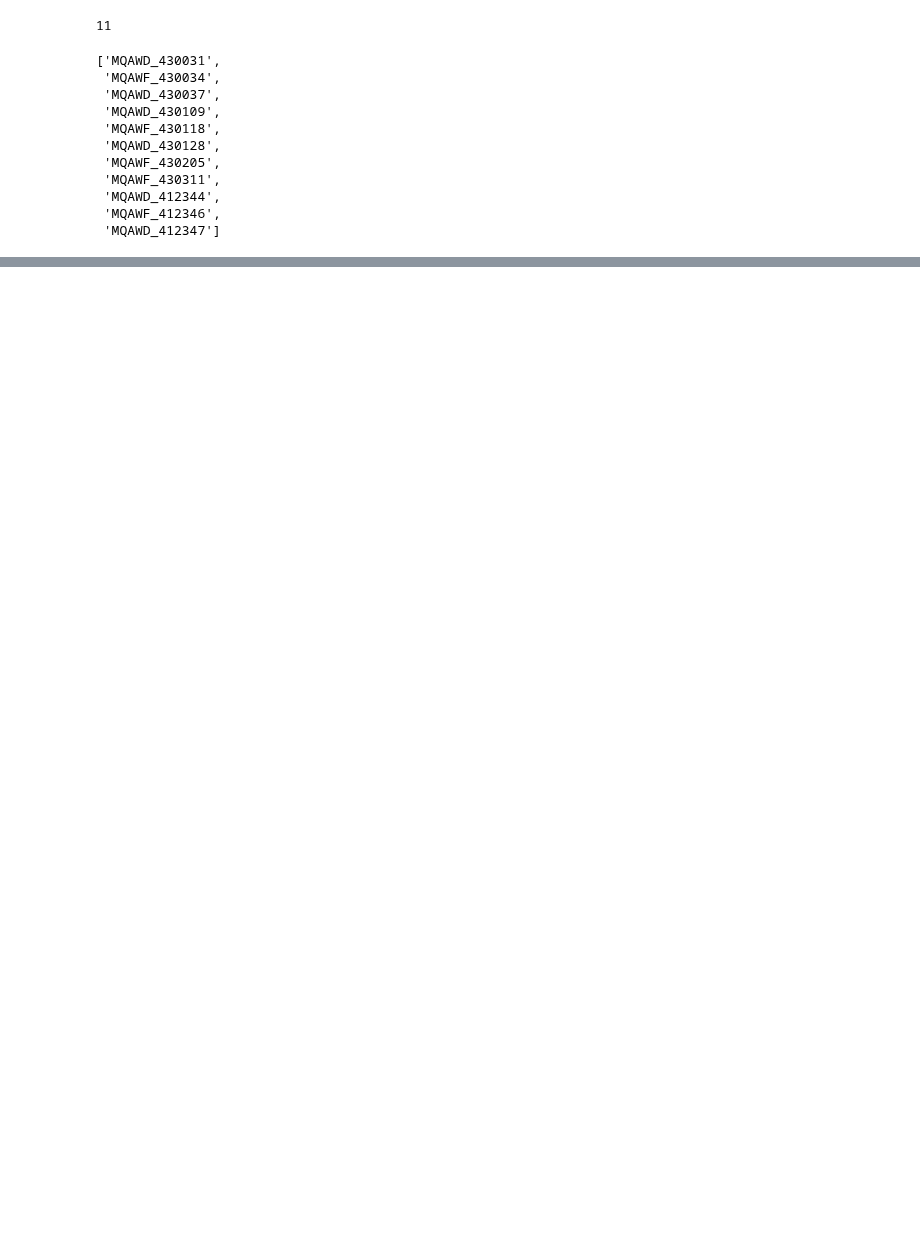
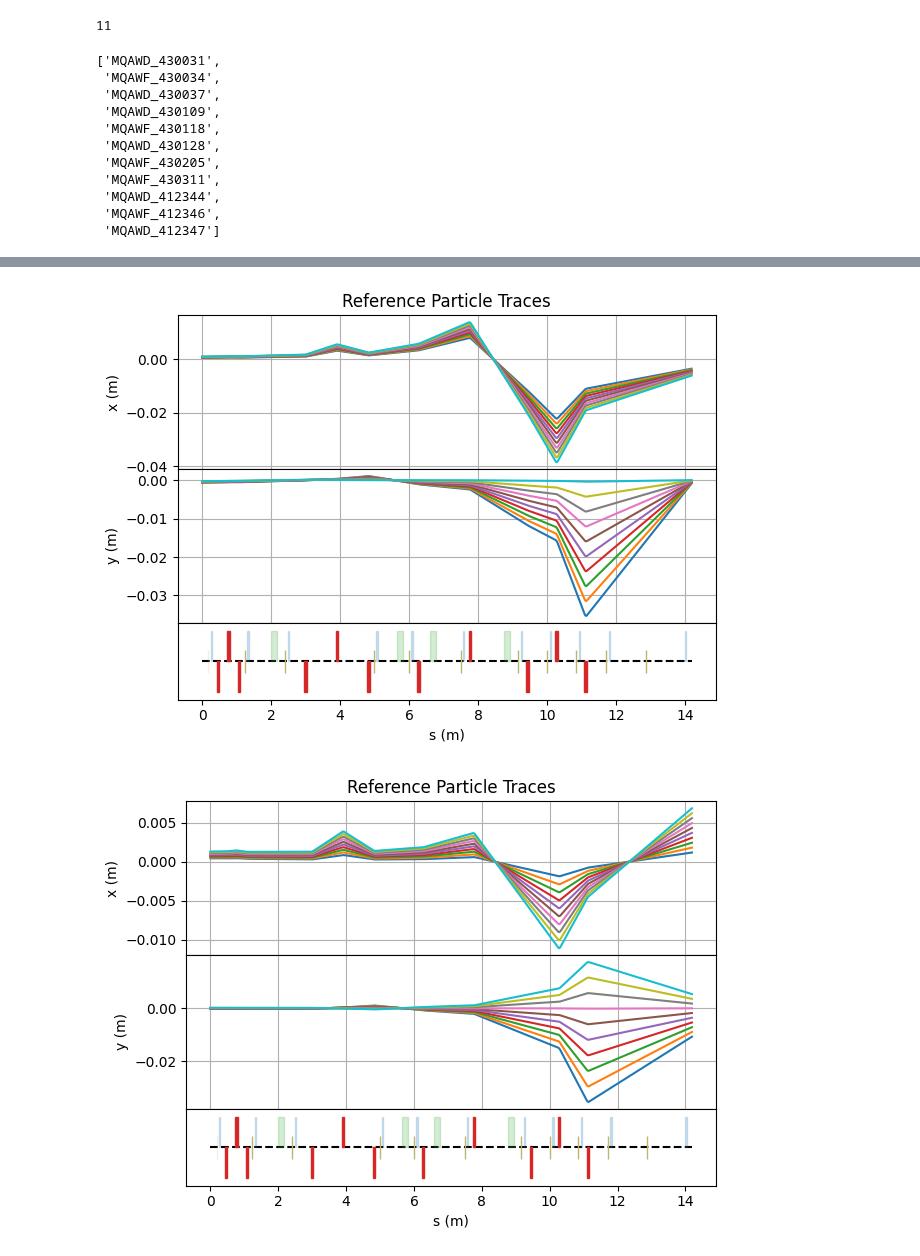
Before and after one commit to RL4AA/rl4aa24-tutorial, a Jupyter notebook: notebooks/inspect_environment.ipynb, the cells around one changed output, grey strips where cells are left out. Drawn from its saved outputs; the diff is of its cells as text; code cells hidden in the pictures; blank space fills up the shorter version.

```diff
--- a/notebooks/inspect_environment.ipynb
+++ b/notebooks/inspect_environment.ipynb
@@ -108,0 +131,16 @@ plt.show()
+# %%
+env = AwakeESteering(backend="cheetah", backend_args={"quad_drift_amplitude": 1.0})
+_, _ = env.reset()
+env.backend.segment.plot_overview(beam=env.backend.incoming)
+
+observation_on_reset, _ = env.reset()
+observations = np.array([env.step(np.zeros(10))[0] for _ in range(500)])
+
+env.backend.segment.plot_overview(beam=env.backend.incoming)
+
+_, _, _, _, _ = env.step(env.action_space.sample())
+
+env.backend.segment.plot_overview(beam=env.backend.incoming)
+# %% [output]
+[figure, added]
+[figure, added]
```
Also changed, not shown: parts of 8 cells of this notebook, 1 other file.
